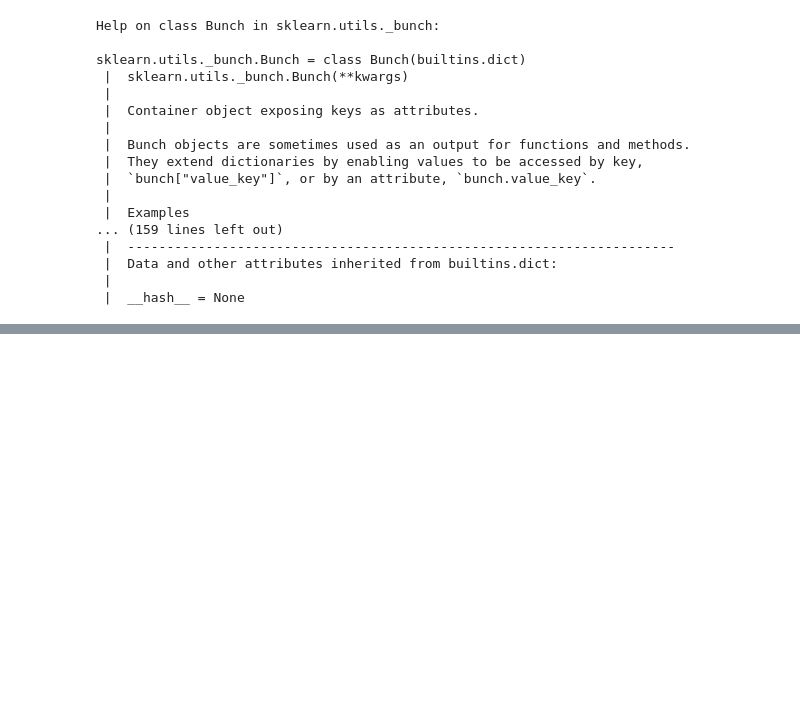
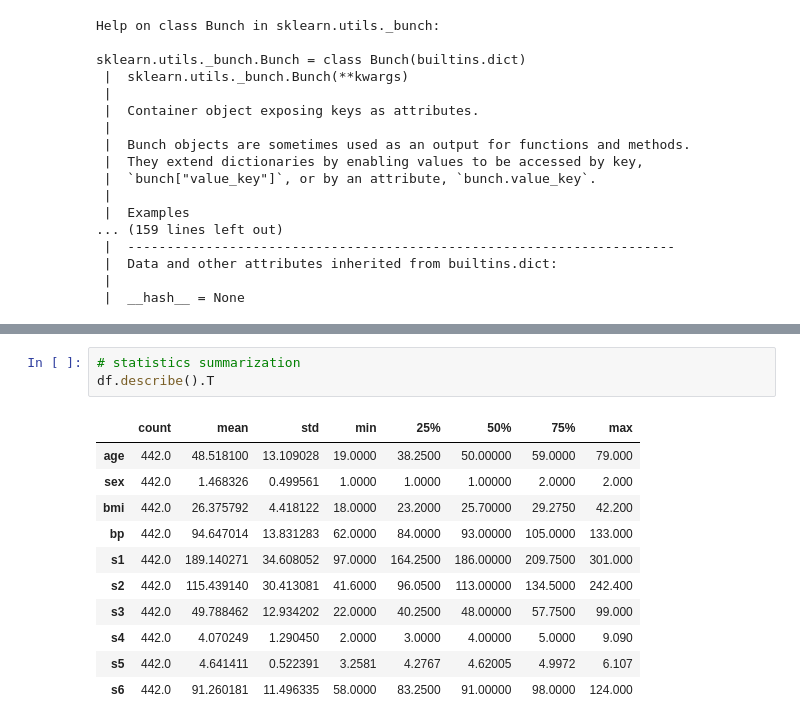
Before and after one commit to kozen88/Diabetes_Onward_Monitor, a Jupyter notebook: diabetes_regression.ipynb, the cells around one changed output, grey strips where cells are left out. Cells and saved outputs as stored; diff of their text form; blank space fills up the shorter version.

```diff
--- a/diabetes_regression.ipynb
+++ b/diabetes_regression.ipynb
@@ -83,0 +98,15 @@ df
+# %%
+# statistics summarization
+df.describe().T
+# %% [output]
+|  | count | mean | std | min | 25% | 50% | 75% | max |
+| age | 442.0 | 48.518100 | 13.109028 | 19.0000 | 38.2500 | 50.00000 | 59.0000 | 79.000 |
+| sex | 442.0 | 1.468326 | 0.499561 | 1.0000 | 1.0000 | 1.00000 | 2.0000 | 2.000 |
+| bmi | 442.0 | 26.375792 | 4.418122 | 18.0000 | 23.2000 | 25.70000 | 29.2750 | 42.200 |
+| bp | 442.0 | 94.647014 | 13.831283 | 62.0000 | 84.0000 | 93.00000 | 105.0000 | 133.000 |
+| s1 | 442.0 | 189.140271 | 34.608052 | 97.0000 | 164.2500 | 186.00000 | 209.7500 | 301.000 |
+| s2 | 442.0 | 115.439140 | 30.413081 | 41.6000 | 96.0500 | 113.00000 | 134.5000 | 242.400 |
+| s3 | 442.0 | 49.788462 | 12.934202 | 22.0000 | 40.2500 | 48.00000 | 57.7500 | 99.000 |
+| s4 | 442.0 | 4.070249 | 1.290450 | 2.0000 | 3.0000 | 4.00000 | 5.0000 | 9.090 |
+| s5 | 442.0 | 4.641411 | 0.522391 | 3.2581 | 4.2767 | 4.62005 | 4.9972 | 6.107 |
+| s6 | 442.0 | 91.260181 | 11.496335 | 58.0000 | 83.2500 | 91.00000 | 98.0000 | 124.000 |
```
Also changed, not shown: parts of 13 cells of this notebook.
